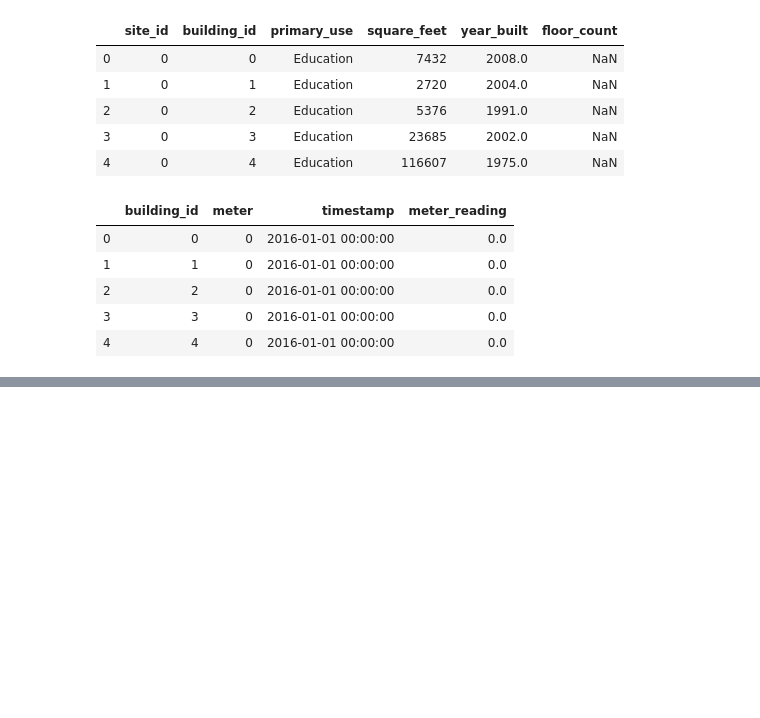
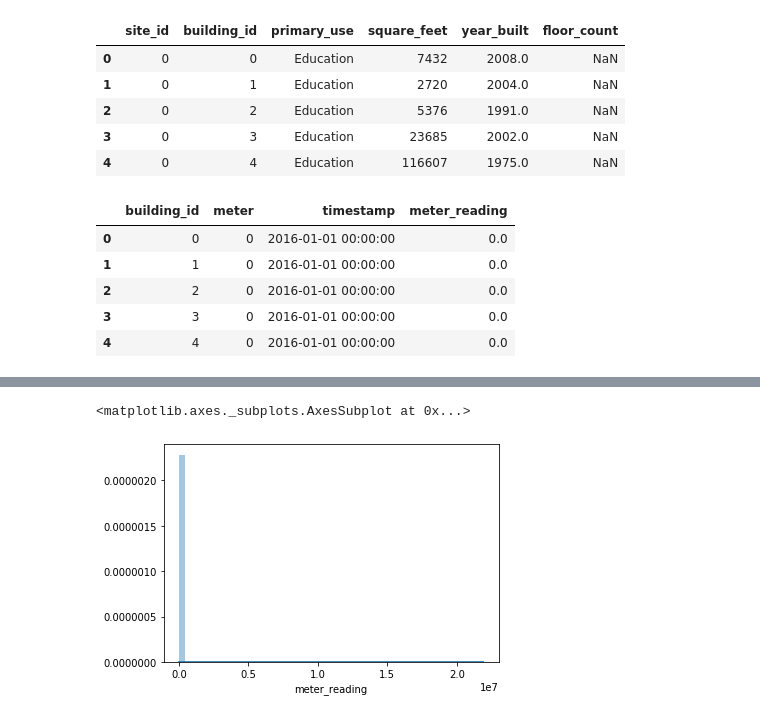
Before and after one commit to yjcho913/Kaggle, a Jupyter notebook: ashrae-energy-prediction.ipynb, the cells around one changed output, grey strips where cells are left out. Drawn from its saved outputs; the diff is of its cells as text; code cells hidden in the pictures; blank space fills up the shorter version.

```diff
--- a/ashrae-energy-prediction.ipynb
+++ b/ashrae-energy-prediction.ipynb
@@ -38,0 +68,5 @@ weather_train.head()
+# %%
+from google.colab import drive
+drive.mount('/content/gdrive')
+data = pd.read_csv("/content/gdrive/My Drive/kaggle/data/merged_data.csv", index_col = 0)
+data.head()
@@ -38,0 +88,5 @@ weather_train.head()
+# %%
+sns.distplot(data.meter_reading, kde=True, rug=False)
+# %% [output]
+<matplotlib.axes._subplots.AxesSubplot at 0x...>
+[figure, added]
```
Also changed, not shown: parts of 14 cells of this notebook.
